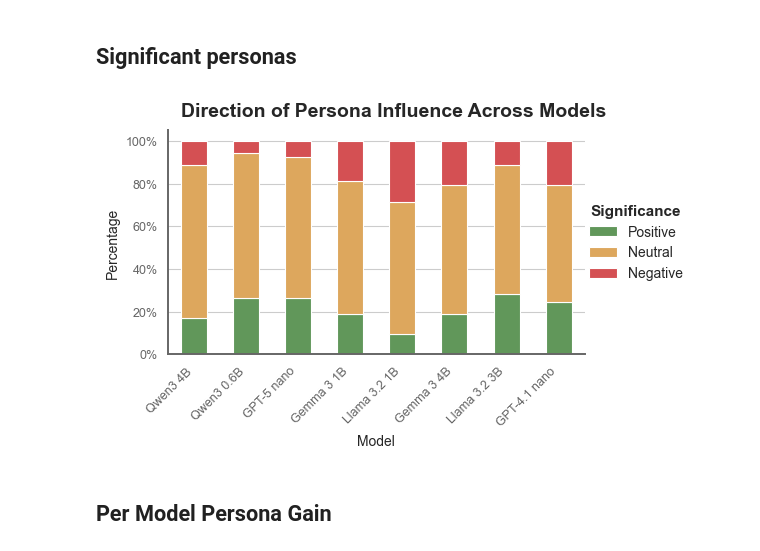
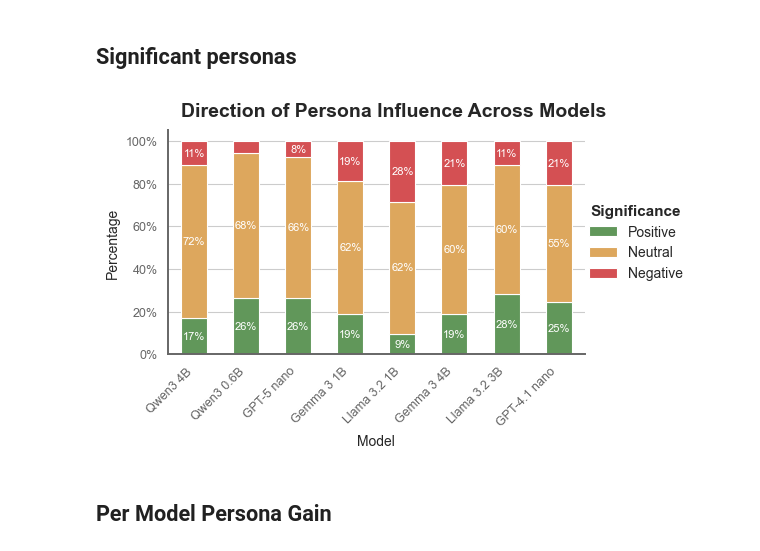
Before and after one commit to nicomu99/master-thesis, a Jupyter notebook: discussion_plots.ipynb, the cells around one changed output. Saved outputs shown, nothing was run; the diff lists cells and outputs as text; code cells hidden in the pictures.

Commit message:
Update plot

```diff
--- a/discussion_plots.ipynb
+++ b/discussion_plots.ipynb
@@ -160,34 +160,48 @@ fig.suptitle("Direction of Persona Influence Across Models")
 
 ax.xaxis.grid(False)
 ax.yaxis.set_major_formatter(lambda x, pos: f"{x:.0f}%")
 ax.set_ylabel("Percentage")
 
 legend = ax.legend(
     title="Significance",
     loc="center left",
     bbox_to_anchor=(0.98, 0.5),
     frameon=False,
 )
 
 legend.get_title().set_fontweight("bold")
 legend.get_title().set_fontsize(11)
 
 ax.tick_params(axis="x", rotation=45)
 for label in ax.get_xticklabels():
     label.set_ha("right")
 
+for container in ax.containers:
+    labels = [
+        f"{bar.get_height():.0f}%" if bar.get_height() > 6 else ""
+        for bar in container
+    ]
+
+    ax.bar_label(
+        container,
+        labels=labels,
+        label_type="center",
+        fontsize=8,
+        color="white",
+    )
+
 fig.subplots_adjust(
     left=0.11,
     right=0.83,
     top=0.90,
     bottom=0.26,
     wspace=0.20,
 )
 
 fig.savefig(plot_path / "02_significance.pdf")
 plt.show()
 # %% [output]
-[figure, old version]
+[figure, new version]
 # %% [markdown]
 ## Per Model Persona Gain
 # %%
```
Also changed, not shown: parts of 5 cells of this notebook, 10 other files.
